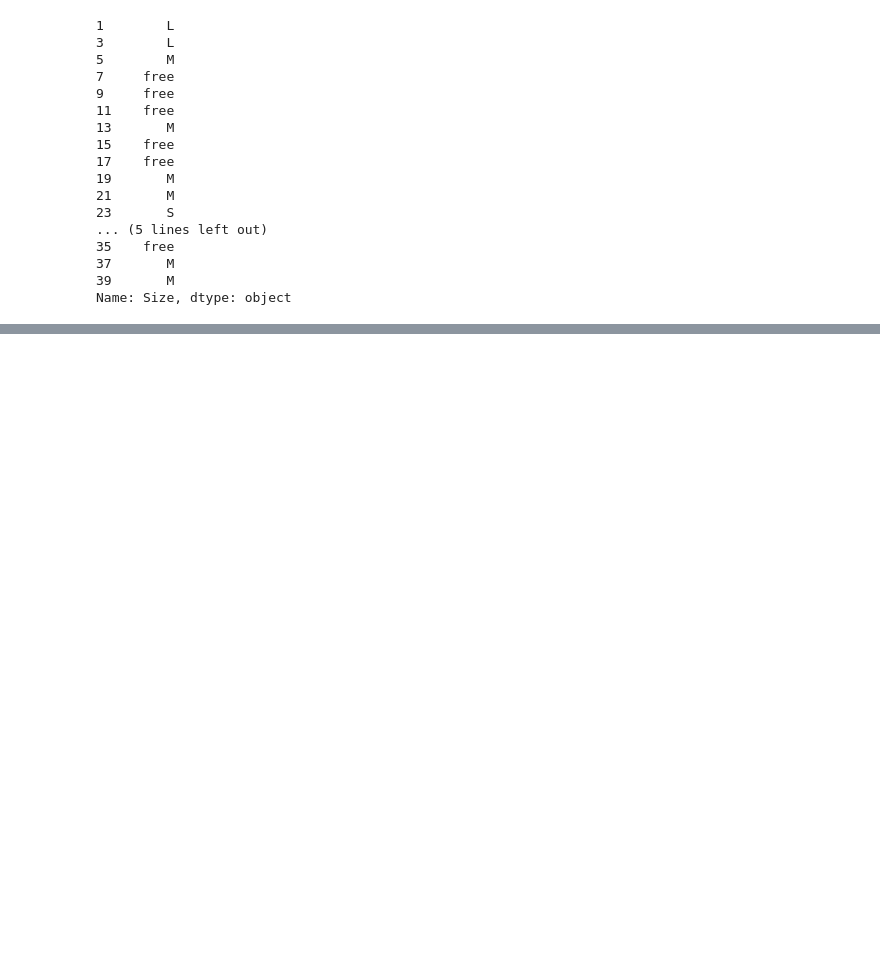
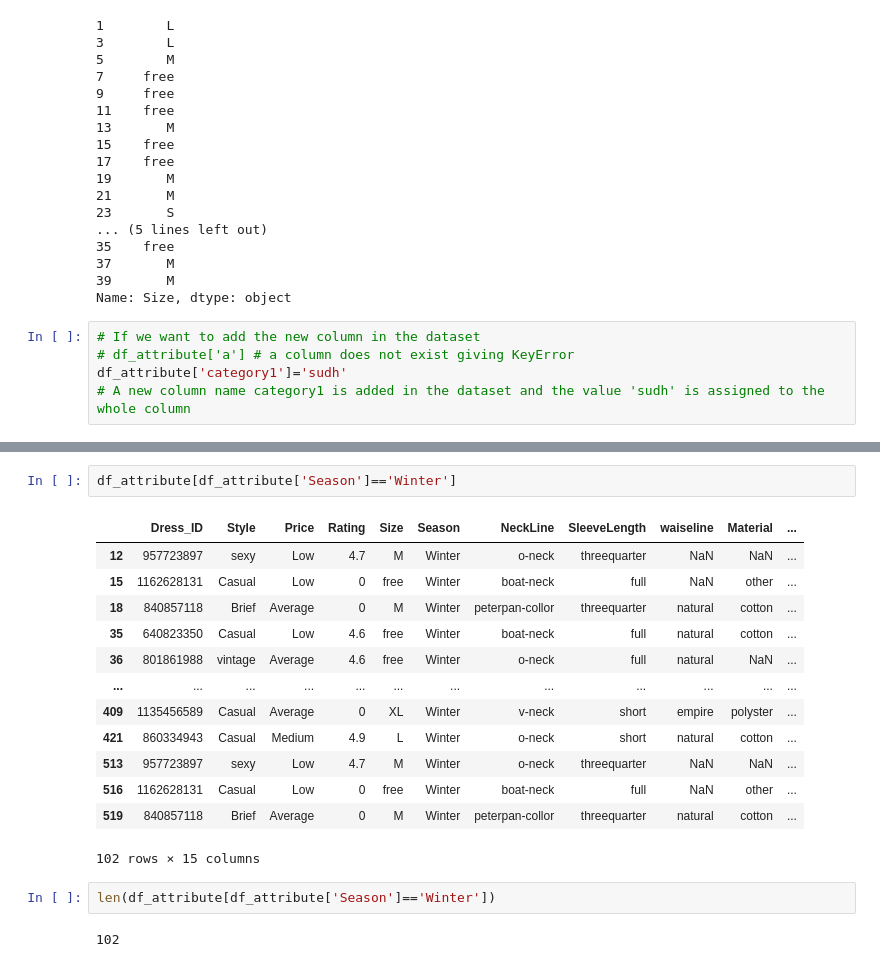
Before and after one commit to guptaayushman24/Ineuron_Python, a Jupyter notebook: Pandas.ipynb, the cells around one changed output, grey strips where cells are left out. Drawn from its saved outputs; the diff is of its cells as text; blank space fills up the shorter version.

```diff
--- a/Pandas.ipynb
+++ b/Pandas.ipynb
@@ -451,3 +451,8 @@ df_attribute['Size'][1:40:2]
 37       M
 39       M
 Name: Size, dtype: object
+# %%
+# If we want to add the new column in the dataset
+# df_attribute['a'] # a column does not exist giving KeyError
+df_attribute['category1']='sudh'
+# A new column name category1 is added in the dataset and the value 'sudh' is assigned to the whole column
@@ -453,0 +539,20 @@ Name: Size, dtype: object
+# %%
+df_attribute[df_attribute['Season']=='Winter']
+# %% [output]
+|  | Dress_ID | Style | Price | Rating | Size | Season | NeckLine | SleeveLength | waiseline | Material | ... |
+| 12 | 957723897 | sexy | Low | 4.7 | M | Winter | o-neck | threequarter | NaN | NaN | ... |
+| 15 | 1162628131 | Casual | Low | 0 | free | Winter | boat-neck | full | NaN | other | ... |
+| 18 | 840857118 | Brief | Average | 0 | M | Winter | peterpan-collor | threequarter | natural | cotton | ... |
+| 35 | 640823350 | Casual | Low | 4.6 | free | Winter | boat-neck | full | natural | cotton | ... |
+| 36 | 801861988 | vintage | Average | 4.6 | free | Winter | o-neck | full | natural | NaN | ... |
+| ... | ... | ... | ... | ... | ... | ... | ... | ... | ... | ... | ... |
+| 409 | 1135456589 | Casual | Average | 0 | XL | Winter | v-neck | short | empire | polyster | ... |
+| 421 | 860334943 | Casual | Medium | 4.9 | L | Winter | o-neck | short | natural | cotton | ... |
+| 513 | 957723897 | sexy | Low | 4.7 | M | Winter | o-neck | threequarter | NaN | NaN | ... |
+| 516 | 1162628131 | Casual | Low | 0 | free | Winter | boat-neck | full | NaN | other | ... |
+| 519 | 840857118 | Brief | Average | 0 | M | Winter | peterpan-collor | threequarter | natural | cotton | ... |
+102 rows × 15 columns
+# %%
+len(df_attribute[df_attribute['Season']=='Winter'])
+# %% [output]
+102
```
Also changed, not shown: parts of 26 cells of this notebook.
